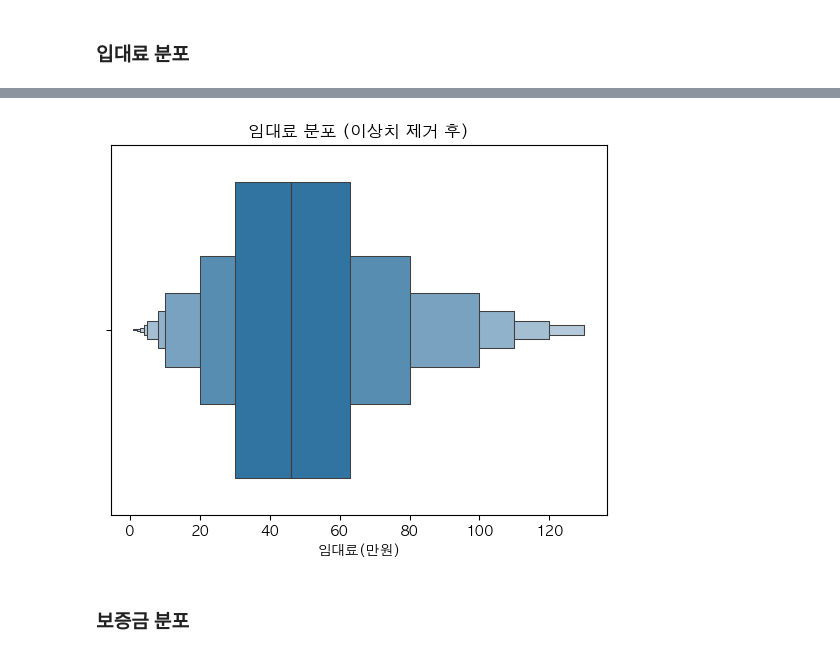
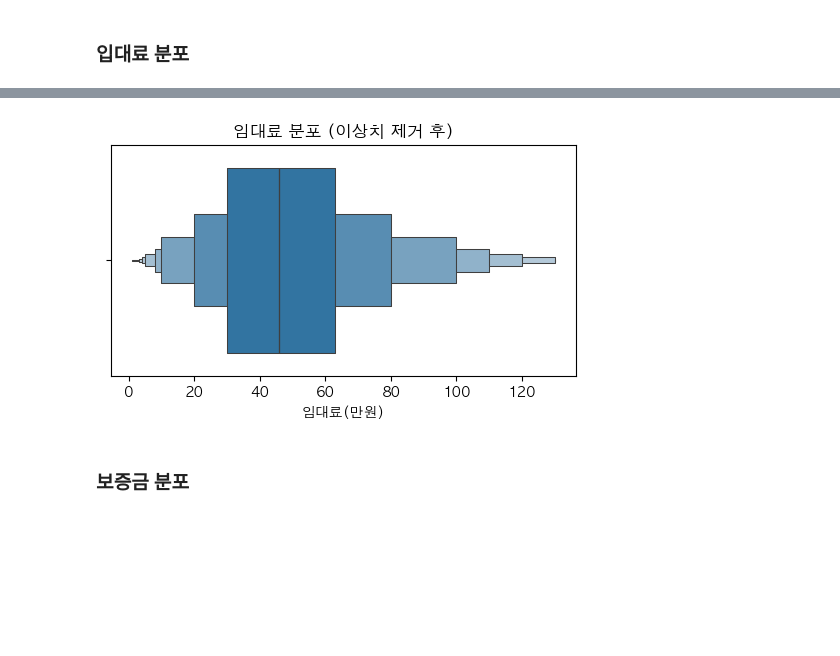
Before and after one commit to Jongseok103/UOS-Assignments, a Jupyter notebook: Statistics for Data Science/SDS_Assignment01/EDA.ipynb, the cells around one changed output, grey strips where cells are left out. Saved outputs shown, nothing was run; the diff lists cells and outputs as text; code cells hidden in the pictures; blank space fills up the shorter version.

```diff
--- a/Statistics for Data Science/SDS_Assignment01/EDA.ipynb
+++ b/Statistics for Data Science/SDS_Assignment01/EDA.ipynb
@@ -178,19 +184,21 @@ plt.show()
 # %%
 # 음수 및 임대료가 없는 경우 제거
 df = df[df['임대료(만원)'] > 0]
 
 # 이상치 제거
 q1 = df['임대료(만원)'].quantile(0.25)
 q3 = df['임대료(만원)'].quantile(0.75)
 iqr = q3 - q1
 lower_bound = q1 - 1.5 * iqr ; upper_bound = q3 + 1.5 * iqr
 
 df = df[(df['임대료(만원)'] >= lower_bound) & (df['임대료(만원)'] <= upper_bound)]
+
+plt.figure(figsize=(6, 3))
 sns.boxenplot(x=df['임대료(만원)'])
 plt.title('임대료 분포 (이상치 제거 후)')
 plt.show()
 # %% [output]
-[figure, old version]
+[figure, new version]
 # %% [markdown]
 ### 보증금 분포
 # %%
```
Also changed, not shown: parts of 23 cells of this notebook.
